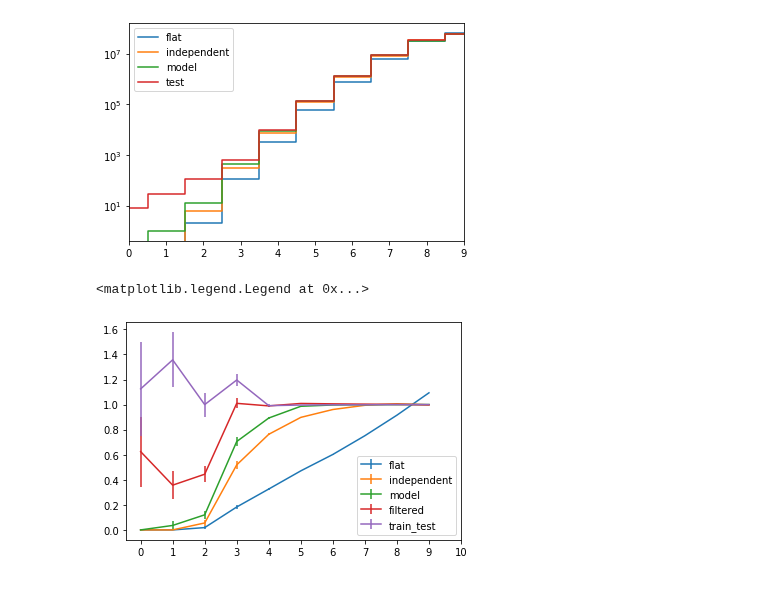
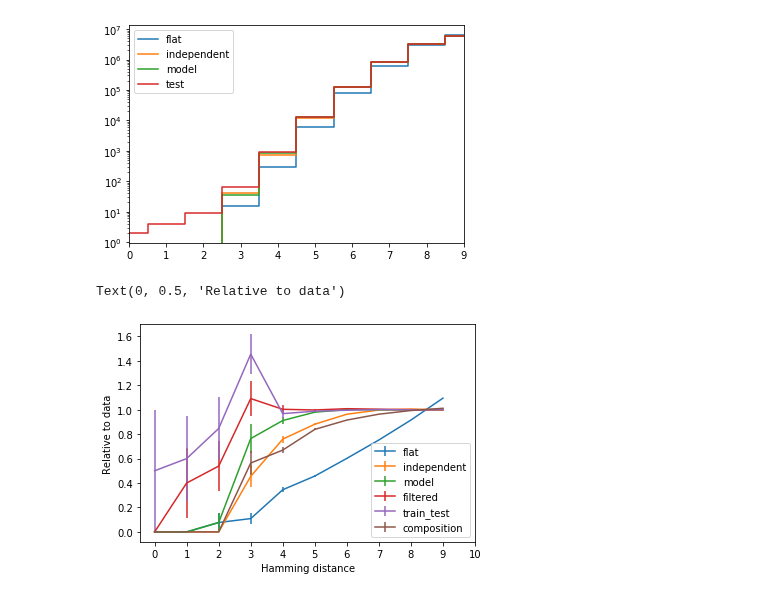
Before and after one commit to andim/peptidome, a Jupyter notebook: code/maxent/distribution_hamming_distances.ipynb, the cells around one changed output. Saved outputs shown, nothing was run; the diff lists cells and outputs as text; code cells hidden in the pictures.

```diff
--- a/code/maxent/distribution_hamming_distances.ipynb
+++ b/code/maxent/distribution_hamming_distances.ipynb
@@ -32,7 +32,7 @@ sample_matrices['flat'] = np.random.choice(np.arange(0, 20, 1), size=sample_matr
 def dist_jit(seqa, seqb):
     return np.sum(seqa != seqb)
 # %%
-nsample = 1e8
+nsample = 1e7
 hists_dict = {}
 bins = np.arange(0, 11, 1)
 for dataset in ['test', 'model', 'independent', 'flat']:
@@ -48,7 +48,7 @@ ax.set_xticks(bins)
 ax.set_xlim(bins[0], bins[-2])
 ax.legend(loc='upper left');
 # %% [output]
-[figure, old version]
+[figure, new version]
 # %%
 kmers = np.array([list(kmer) for kmer in
                   to_kmers(pd.read_csv('../pfam/data/human_nozf.csv', index_col=0)['seq'], 9)])
@@ -62,15 +62,33 @@ distances = pairwise_distances(sample_matrices['train'], data2=sample_matrices['
                                N=nsample, distance=dist_jit)
 hist, _ = np.histogram(distances, bins=bins-0.5)
 hists_dict['train_test'] = hist
+# %%
+arr = np.load('../aafreqpca/data/data.npz')
+aa_human = arr['human']
+ps = aa_human
+blocklength = sample_matrices['test'].shape[0]//len(ps)
+sampless = []
+for p in ps:
+    samples = np.random.choice(np.arange(0, 20, 1),
+                               size=(blocklength, sample_matrices['test'].shape[1]),
+                               p=p)
+    sampless.append(samples)
+sample_composition = np.concatenate(sampless)
+# %%
+distances = pairwise_distances(sample_composition, N=nsample, distance=dist_jit)
+hist, _ = np.histogram(distances, bins=bins-0.5)
+hists_dict['composition'] = hist
 # %%
 fig, ax = plt.subplots()
-for dataset in ['flat', 'independent', 'model', 'filtered', 'train_test']:
+for dataset in ['flat', 'independent', 'model', 'filtered', 'train_test', 'composition']:
     ax.errorbar(bins[:-1], hists_dict[dataset]/hists_dict['test'],
                 hists_dict[dataset]**.5/hists_dict['test'],
                 label=dataset)
-ax.set_xticks(bins);
+ax.set_xticks(bins)
 ax.legend(loc='lower right')
+ax.set_xlabel('Hamming distance')
+ax.set_ylabel('Relative to data');
 # %% [output]
-<matplotlib.legend.Legend at 0x...>
+Text(0, 0.5, 'Relative to data')
-[figure, old version]
+[figure, new version]
 # %%
```
Also changed, not shown: parts of 3 cells of this notebook, 4 other files.
